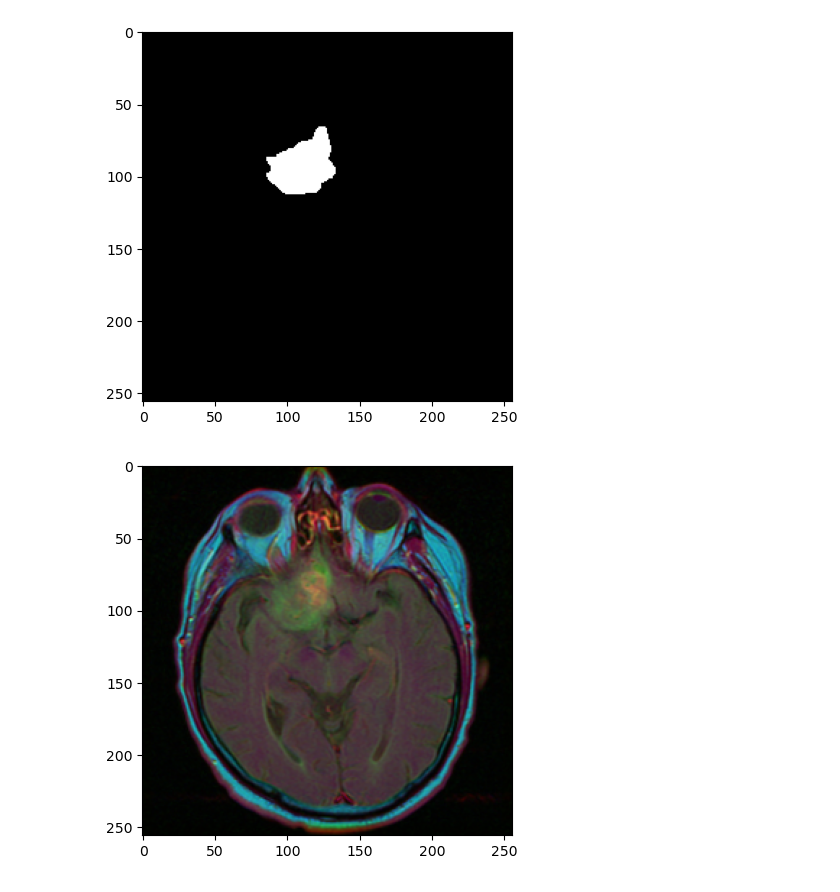
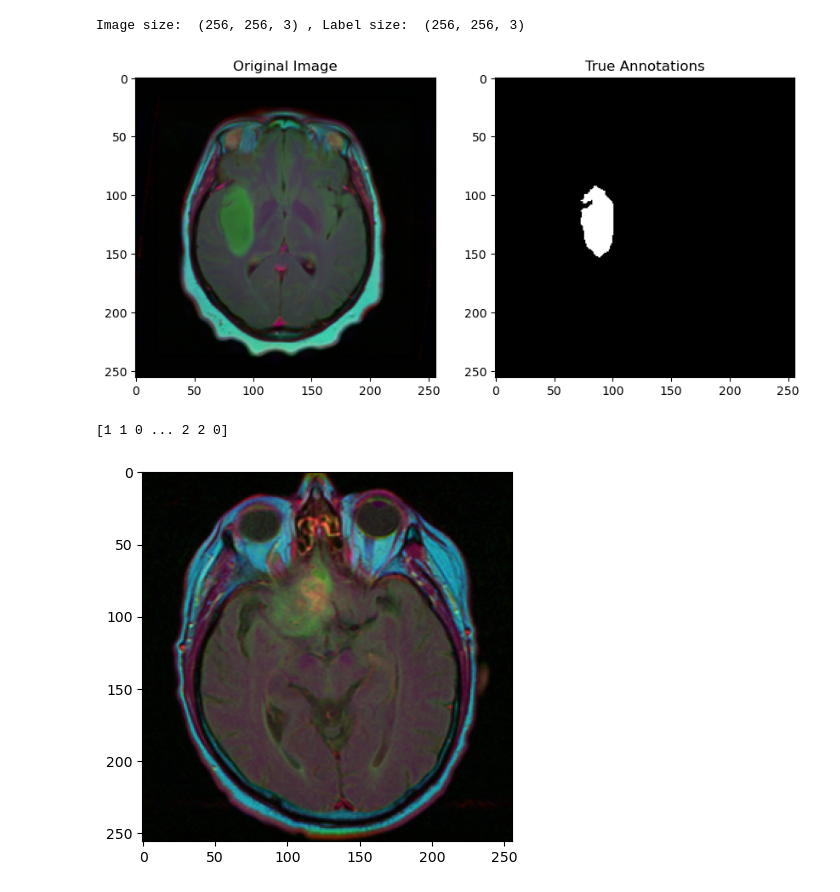
Before and after one commit to Vatsal101/BrainTumorSegmentation, a Jupyter notebook: MRI_preprocess.ipynb, the cells around one changed output. Cells and saved outputs as stored; diff of their text form; code cells hidden in the pictures.

```diff
--- a/MRI_preprocess.ipynb
+++ b/MRI_preprocess.ipynb
@@ -52,11 +241,37 @@ train, mask
+# %%
+print("Image size: ", img.shape, ", Label size: ", mask.shape)
+# %% [output]
+Image size:  (256, 256, 3) , Label size:  (256, 256, 3)
+# %%
+# Plot the original image alongside the annotated image
+
+# set up figure
+fig, ax = plt.subplots(1, 2)
+fig.set_size_inches(10, 10)
+
+# read in images
+image = cv2.imread(train_files[23])
+label = cv2.imread(mask_files[23])
+
+# show original image in left panel
+ax[0].imshow(image)
+ax[0].set_title("Original Image")
+
+# show annotated image on right panel
+ax[1].imshow(label)
+ax[1].set_title("True Annotations")
+plt.show()
+# %% [output]
+[figure, added]
 # %%
-img = cv2.imread(mask)
-plt.imshow(img)
-plt.show()
-
-img2 = cv2.imread(train)
-plt.imshow(img2)
-plt.show()
+#df = pd.DataFrame()
-# %% [output]
-[figure, removed]
-[figure, removed]
+# %%
+img = cv2.imread(train)
+#img = cv2.cvtColor(img, cv2.COLOR_RGB2GRAY)
+
+# plt.imshow(img)
+# img2 = img.reshape(-1)
+# print(img2)
+# %% [output]
+[1 1 0 ... 2 2 0]
+[figure, added]
```
Also changed, not shown: parts of 27 cells of this notebook.
